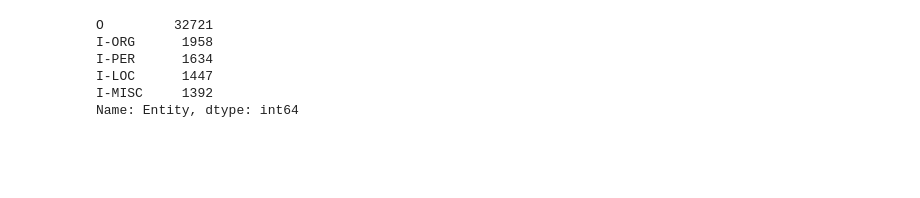
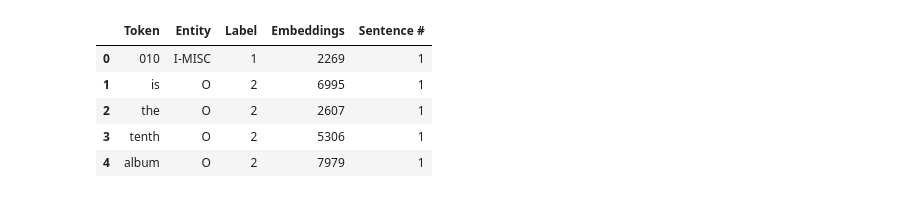
Before and after one commit to pedrofuentes79/RNNs, a Jupyter notebook: Named-Entity-Recognition/ner.ipynb, the cells around one changed output. Drawn from its saved outputs; the diff is of its cells as text; code cells hidden in the pictures; blank space fills up the shorter version.

Commit message:
improved data preprocessing

```diff
--- a/Named-Entity-Recognition/ner.ipynb
+++ b/Named-Entity-Recognition/ner.ipynb
@@ -30 +57,52 @@ Drive already mounted at /content/drive; to attempt to forcibly remount, call dr
+# %%
+# Set Labels
+
+# map the labels to numbers
+labels = df["Entity"].unique()
+label_to_index = {}
+index_to_label = {}
+for i, label in enumerate(labels):
+    label_to_index[label] = i
+    index_to_label[i] = label
+
+df["Label"] = df["Entity"].map(label_to_index)
+df["Label"] = df["Label"].apply(lambda x: int(x)+1)
+# %%
+# I think this assigns one number to each word.
+def get_dict_map(data):
+    tok2idx = {}
+    idx2tok = {}
+
+    vocab = list(set(data.to_list()))
+
+    idx2tok = {idx:tok for  idx, tok in enumerate(vocab)}
+    tok2idx = {tok:idx for  idx, tok in enumerate(vocab)}
+    return tok2idx, idx2tok
+
+
+token2idx, idx2token = get_dict_map(df["Token"])
+
+df["Embeddings"] = df["Token"].map(token2idx)
+# %%
+# Create Sentence # Column
+
+# This function will count the number of sentences in the dataset.
+def get_sentence_number(data):
+    sentence_number = 1
+    sentence_number_list = []
+    for word in data:
+        if word == ".":
+            sentence_number += 1
+        sentence_number_list.append(sentence_number)
+    return sentence_number_list
+
+df["Sentence #"] = get_sentence_number(df["Token"])
+df.head()
+# %% [output]
+|  | Token | Entity | Label | Embeddings | Sentence # |
+| 0 | 010 | I-MISC | 1 | 2269 | 1 |
+| 1 | is | O | 2 | 6995 | 1 |
+| 2 | the | O | 2 | 2607 | 1 |
+| 3 | tenth | O | 2 | 5306 | 1 |
+| 4 | album | O | 2 | 7979 | 1 |
 # %%
@@ -34,20 +110,0 @@ df = df.reset_index(drop=True)
-# %%
-# check the label types
-df["Entity"].value_counts()
-
-# map the labels to numbers
-labels = df["Entity"].unique()
-label_to_index = {}
-index_to_label = {}
-for i, label in enumerate(labels):
-    label_to_index[label] = i
-    index_to_label[i] = label
-
-df["Label"] = df["Entity"].map(label_to_index)
-# %% [output]
-O         32721
-I-ORG      1958
-I-PER      1634
-I-LOC      1447
-I-MISC     1392
-Name: Entity, dtype: int64
```
Also changed, not shown: parts of 19 cells of this notebook.
